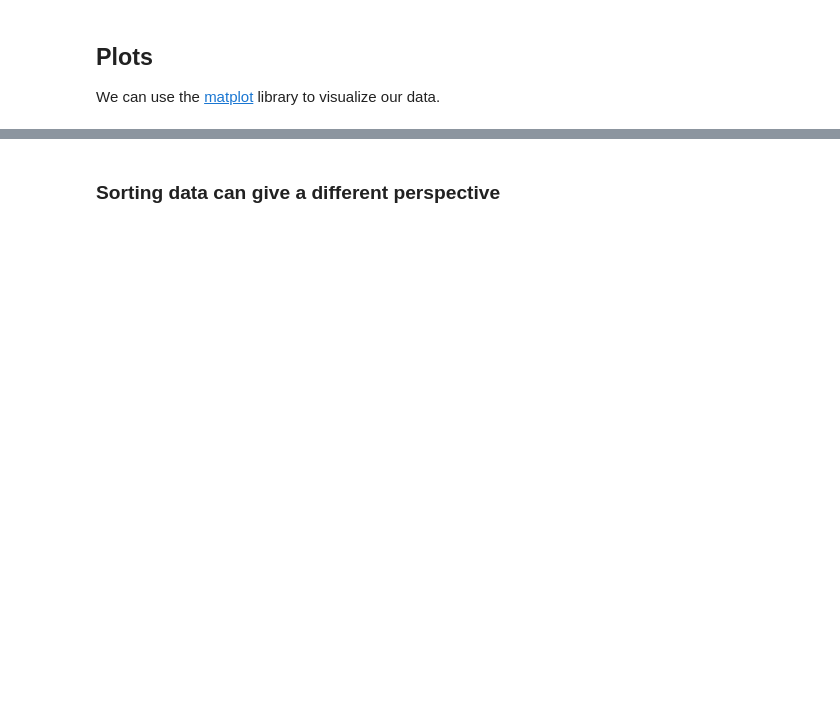
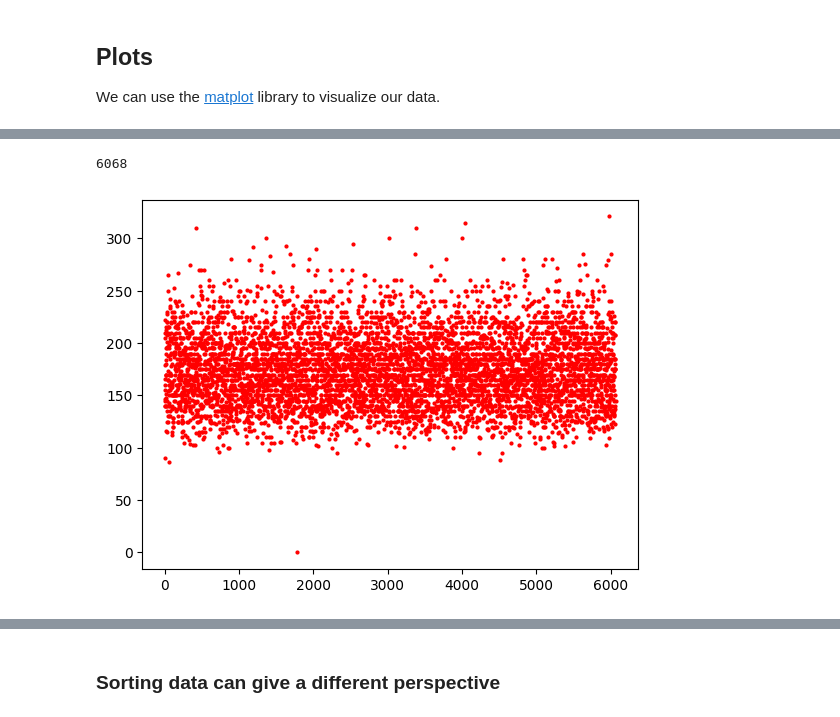
Before and after one commit to ML-strupp/WK02, a Jupyter notebook: WK02.ipynb, the cells around one changed output, grey strips where cells are left out. Saved outputs shown, nothing was run; the diff lists cells and outputs as text; code cells hidden in the pictures; blank space fills up the shorter version.

```diff
--- a/WK02.ipynb
+++ b/WK02.ipynb
@@ -695,6 +825,14 @@ plt.show()
 # %%
 # TODO: get weights
 weights = []
 
+for ahw in ahws:
+    weights.append(ahw[2])
+
+print(len(weights))
+
 plt.plot(weights, 'ro', markersize=2)
 plt.show()
+# %% [output]
+6068
+[figure, added]
```
Also changed, not shown: parts of 21 cells of this notebook.
